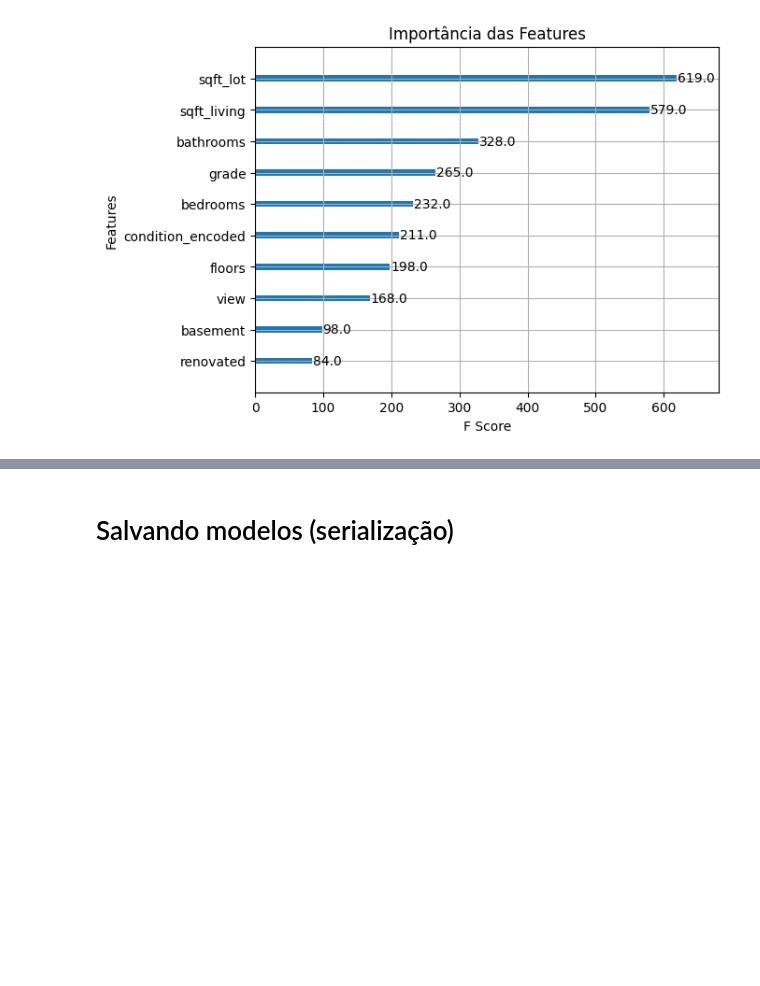
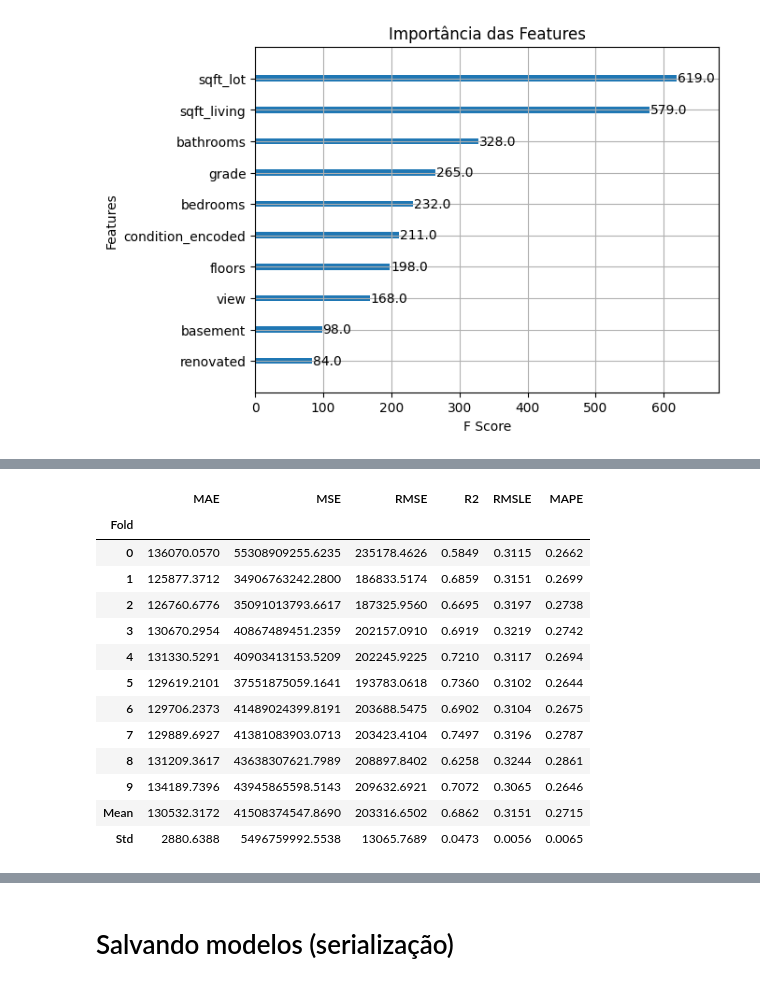
Before and after one commit to letpires/HousePrediction, a Jupyter notebook: HousePrediction.ipynb, the cells around one changed output, grey strips where cells are left out. Saved outputs shown, nothing was run; the diff lists cells and outputs as text; code cells hidden in the pictures; blank space fills up the shorter version.

```diff
--- a/HousePrediction.ipynb
+++ b/HousePrediction.ipynb
@@ -1285,0 +1238,4 @@ RMSE no conjunto de teste: 0.32594831193807233
+# %%
+# Criar o modelo base (Ex.: Random Forest)
+rf_model = create_model('gbr')
+# %% [output]
@@ -1285,0 +1243,14 @@ RMSE no conjunto de teste: 0.32594831193807233
+|  | MAE | MSE | RMSE | R2 | RMSLE | MAPE |
+| Fold |  |  |  |  |  |  |
+| 0 | 136070.0570 | 55308909255.6235 | 235178.4626 | 0.5849 | 0.3115 | 0.2662 |
+| 1 | 125877.3712 | 34906763242.2800 | 186833.5174 | 0.6859 | 0.3151 | 0.2699 |
+| 2 | 126760.6776 | 35091013793.6617 | 187325.9560 | 0.6695 | 0.3197 | 0.2738 |
+| 3 | 130670.2954 | 40867489451.2359 | 202157.0910 | 0.6919 | 0.3219 | 0.2742 |
+| 4 | 131330.5291 | 40903413153.5209 | 202245.9225 | 0.7210 | 0.3117 | 0.2694 |
+| 5 | 129619.2101 | 37551875059.1641 | 193783.0618 | 0.7360 | 0.3102 | 0.2644 |
+| 6 | 129706.2373 | 41489024399.8191 | 203688.5475 | 0.6902 | 0.3104 | 0.2675 |
+| 7 | 129889.6927 | 41381083903.0713 | 203423.4104 | 0.7497 | 0.3196 | 0.2787 |
+| 8 | 131209.3617 | 43638307621.7989 | 208897.8402 | 0.6258 | 0.3244 | 0.2861 |
+| 9 | 134189.7396 | 43945865598.5143 | 209632.6921 | 0.7072 | 0.3065 | 0.2646 |
+| Mean | 130532.3172 | 41508374547.8690 | 203316.6502 | 0.6862 | 0.3151 | 0.2715 |
+| Std | 2880.6388 | 5496759992.5538 | 13065.7689 | 0.0473 | 0.0056 | 0.0065 |
```
Also changed, not shown: parts of 71 cells of this notebook, 1 other file.
